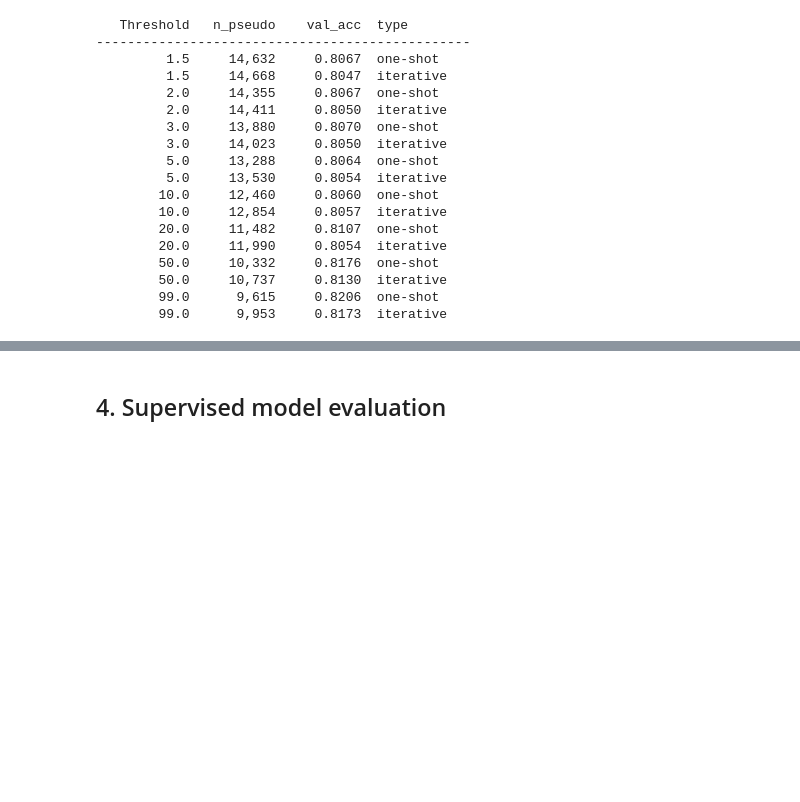
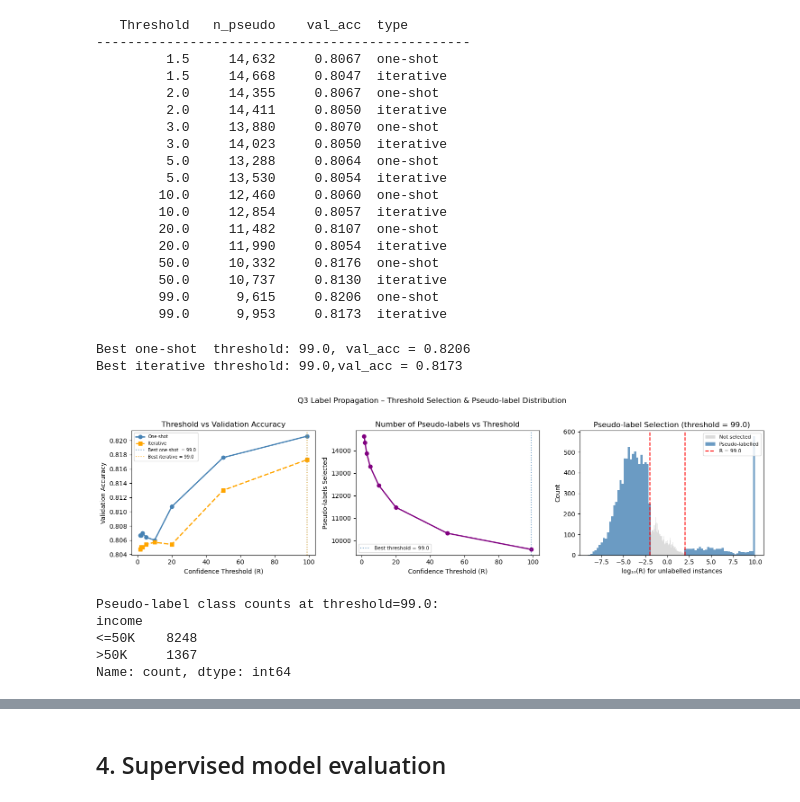
Before and after one commit to mcuartero/income-classification-with-naive-bayes, a Jupyter notebook: COMP30027_2026_asst1_template.ipynb, the cells around one changed output, grey strips where cells are left out. Cells and saved outputs as stored; diff of their text form; code cells hidden in the pictures; blank space fills up the shorter version.

```diff
--- a/COMP30027_2026_asst1_template.ipynb
+++ b/COMP30027_2026_asst1_template.ipynb
@@ -559,3 +559,80 @@ for t in thresholds:
         50.0     10,737     0.8130  iterative
         99.0      9,615     0.8206  one-shot
         99.0      9,953     0.8173  iterative
+# %%
+thr_df = pd.DataFrame(threshold_results)
+
+# Select best thresholds based on validation accuracy for each approach
+best_row_os  = thr_df.loc[thr_df['val_acc_oneshot'].idxmax()]
+best_row_it  = thr_df.loc[thr_df['val_acc_iterative'].idxmax()]
+best_t_os    = best_row_os['threshold']
+best_t_it    = best_row_it['threshold']
+
+print(f"Best one-shot  threshold: {best_t_os}, val_acc = {best_row_os['val_acc_oneshot']:.4f}")
+print(f"Best iterative threshold: {best_t_it},val_acc = {best_row_it['val_acc_iterative']:.4f}")
+
+# Re-run the label propagation with the best threshold to grab data for the plots
+_, _, _, _, n_best, pseudo_df_best, R_unlab_best, cmask_best = run_label_propagation(
+    train_sub, unlabelled_df, best_t_os
+)
+
+fig, axes = plt.subplots(1, 3, figsize=(15, 4))
+
+# Graph 1: Validation accuracy vs threshold (one-shot vs iterative)
+ax = axes[0]
+ax.plot(thr_df['threshold'], thr_df['val_acc_oneshot'], marker='o', color='steelblue',
+        linewidth=2, label='One-shot')
+ax.plot(thr_df['threshold'], thr_df['val_acc_iterative'], marker='s', color='orange',
+        linewidth=2, linestyle='--', label='Iterative')
+ax.axvline(best_t_os, color='steelblue', linestyle=':', alpha=0.7,
+           label=f'Best one-shot  = {best_t_os}')
+ax.axvline(best_t_it, color='orange',    linestyle=':', alpha=0.7,
+           label=f'Best iterative = {best_t_it}')
+ax.set_xlabel('Confidence Threshold (R)')
+ax.set_ylabel('Validation Accuracy')
+ax.set_title('Threshold vs Validation Accuracy')
+ax.legend(fontsize=7)
+
+# Graph 2: # pseudo-labels selected vs threshold
+ax2 = axes[1]
+ax2.plot(thr_df['threshold'], thr_df['n_pseudo'], marker='o', color='purple', linewidth=2)
+ax2.axvline(best_t_os, color='steelblue', linestyle=':', alpha=0.7,
+            label=f'Best threshold = {best_t_os}')
+ax2.set_xlabel('Confidence Threshold (R)')
+ax2.set_ylabel('Pseudo-labels Selected')
+ax2.set_title('Number of Pseudo-labels vs Threshold')
+ax2.legend(fontsize=8)
+
+# Graph 3: Distribution of R values in the unlabelled set
+ax3 = axes[2]
+R_log_all      = np.log10(np.clip(R_unlab_best, 1e-10, 1e10))
+R_log_selected = R_log_all[cmask_best]
+R_log_rejected = R_log_all[~cmask_best]
+
+ax3.hist(R_log_rejected, bins=80, color='lightgrey',   alpha=0.8, label='Not selected')
+ax3.hist(R_log_selected, bins=80, color='steelblue',   alpha=0.8, label='Pseudo-labelled')
+thresh_log = np.log10(best_t_os)
+ax3.axvline( thresh_log, color='red', linestyle='--', label=f'R = {best_t_os}')
+ax3.axvline(-thresh_log, color='red', linestyle='--')
+ax3.set_xlabel('log₁₀(R) for unlabelled instances')
+ax3.set_ylabel('Count')
+ax3.set_title(f'Pseudo-label Selection (threshold = {best_t_os})')
+ax3.legend(fontsize=8)
+
+plt.suptitle('Q3 Label Propagation – Threshold Selection & Pseudo-label Distribution', y=1.02)
+plt.tight_layout()
+plt.savefig('figures/fig_3.1_threshold_selection.png', dpi=200, bbox_inches='tight')
+plt.show()
+
+# Class balance of selected pseudo-labels
+print(f"\nPseudo-label class counts at threshold={best_t_os}:")
+print(pseudo_df_best[TARGET].value_counts().rename({0: '<=50K', 1: '>50K'}))
+# %% [output]
+Best one-shot  threshold: 99.0, val_acc = 0.8206
+Best iterative threshold: 99.0,val_acc = 0.8173
+[figure, added]
+Pseudo-label class counts at threshold=99.0:
+income
+<=50K    8248
+>50K     1367
+Name: count, dtype: int64
```
Also changed, not shown: parts of 8 cells of this notebook, 2 other files.
